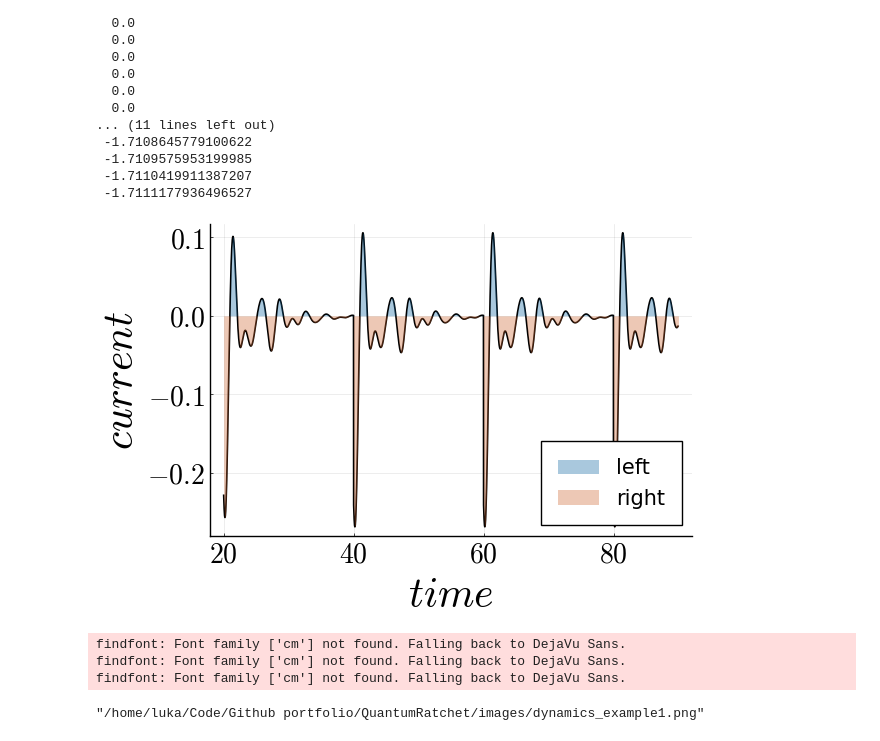
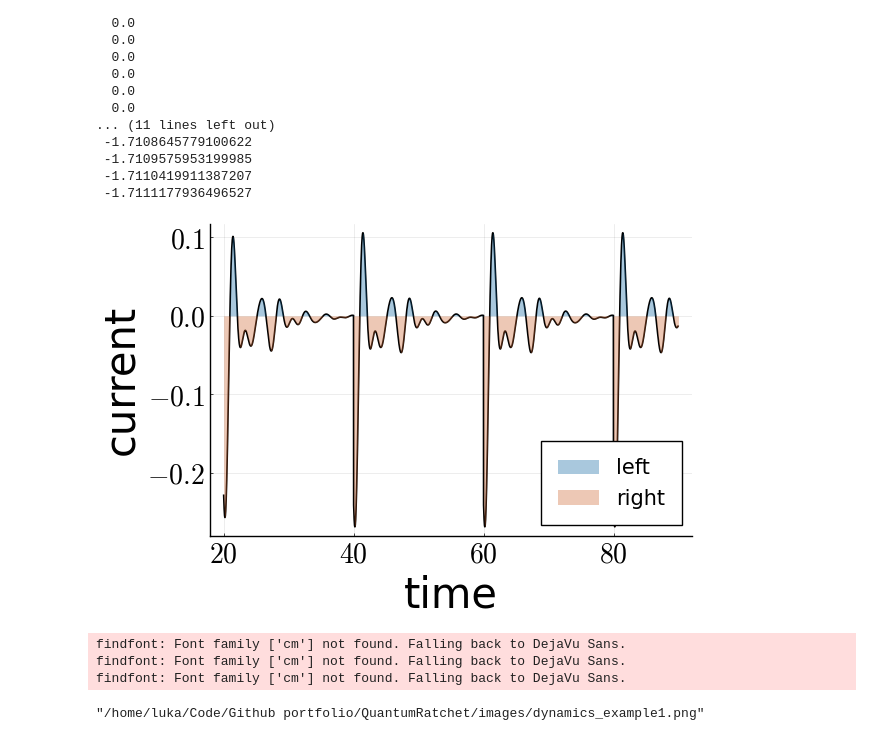
Before and after one commit to PenroseT/QuantumRatchet, a Jupyter notebook: dynamics_example1.ipynb, the cells around one changed output. Cells and saved outputs as stored; diff of their text form; code cells hidden in the pictures.

```diff
--- a/dynamics_example1.ipynb
+++ b/dynamics_example1.ipynb
@@ -102,24 +102,24 @@ cur_int_tot = cur_int.+[zeros(n-1); Qexp*ones(length(ts)-n)]
 # %%
 # The time window for the plotted dynamics
 start = 2000
 final = 9000
 
 # When the current is positive the particle moves to the right (blue in the figure)
 # and when it is negative it moves to the left (red in the figure)
 poscur = [cur[i]>=0 ? cur[i] : 0.0 for i in 1:length(cur)]
 negcur = [cur[i]<=0 ? cur[i] : 0.0 for i in 1:length(cur)]
 
 plot(ts[start:final], cur[start:final], linewidth=1.2, label=false, color="black", xlabelfontsize=30, ylabelfontsize=30,
     xtickfontsize=20, ytickfontsize=20, legend=:bottomright, legendfontsize=15, fontfamily="cm")
 plot!(ts[start:final], poscur[start:final], fillrange =  zeros(Float64, length(cur[start:final])),
     linewidth=0.0, fillalpha = 0.35, c = 1, fillcolor="#09629e", label = "left")
 plot!(ts[start:final], negcur[start:final], fillrange =  zeros(Float64, length(cur[start:final])),
     linewidth=0.0, fillalpha = 0.35, c = 1, fillcolor="#ce632d", label = "right")
 
-ylabel!(L"current")
-xlabel!(L"time")
+ylabel!("current")
+xlabel!("time")
 # %% [output]
-[figure, old version]
+[figure, new version]
 findfont: Font family ['cm'] not found. Falling back to DejaVu Sans.
 findfont: Font family ['cm'] not found. Falling back to DejaVu Sans.
 findfont: Font family ['cm'] not found. Falling back to DejaVu Sans.
```
Also changed, not shown: 1 other file.
